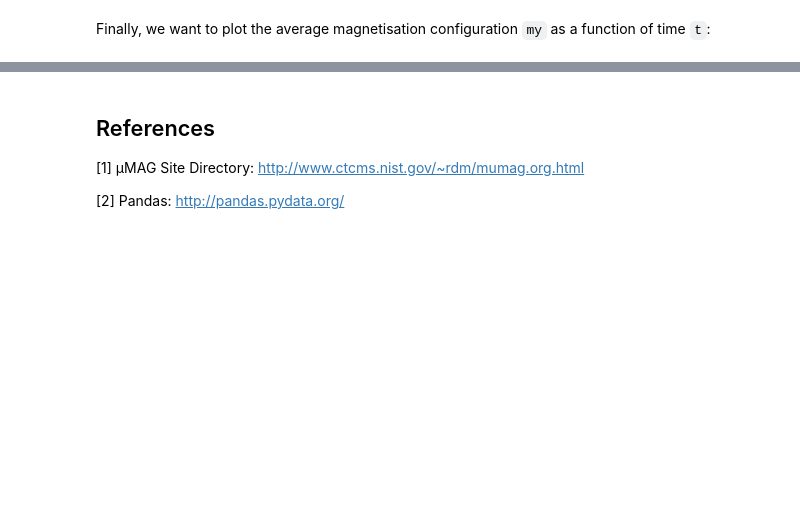
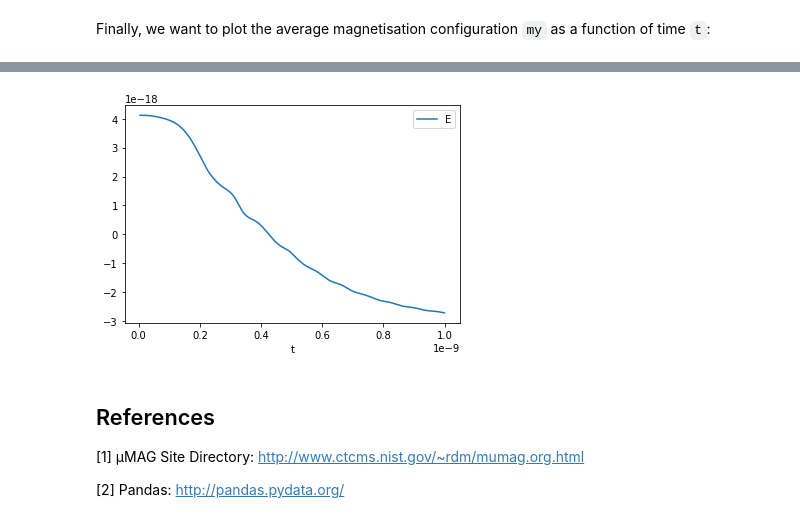
Before and after one commit to fangohr/talk-pyconde-2018, a Jupyter notebook: standard_problem4.ipynb, the cells around one changed output, grey strips where cells are left out. Drawn from its saved outputs; the diff is of its cells as text; code cells hidden in the pictures; blank space fills up the shorter version.

```diff
--- a/standard_problem4.ipynb
+++ b/standard_problem4.ipynb
@@ -164,5 +166,7 @@ myplot = system.dt.plot("t", "mx")
 # %%
-# myplot = system.dt.plot("t", "E" )
+myplot = system.dt.plot("t", "E" )
+# %% [output]
+[figure, added]
 # %% [markdown]
 ## References
 
```
Also changed, not shown: parts of 6 cells of this notebook, 1 other file.
